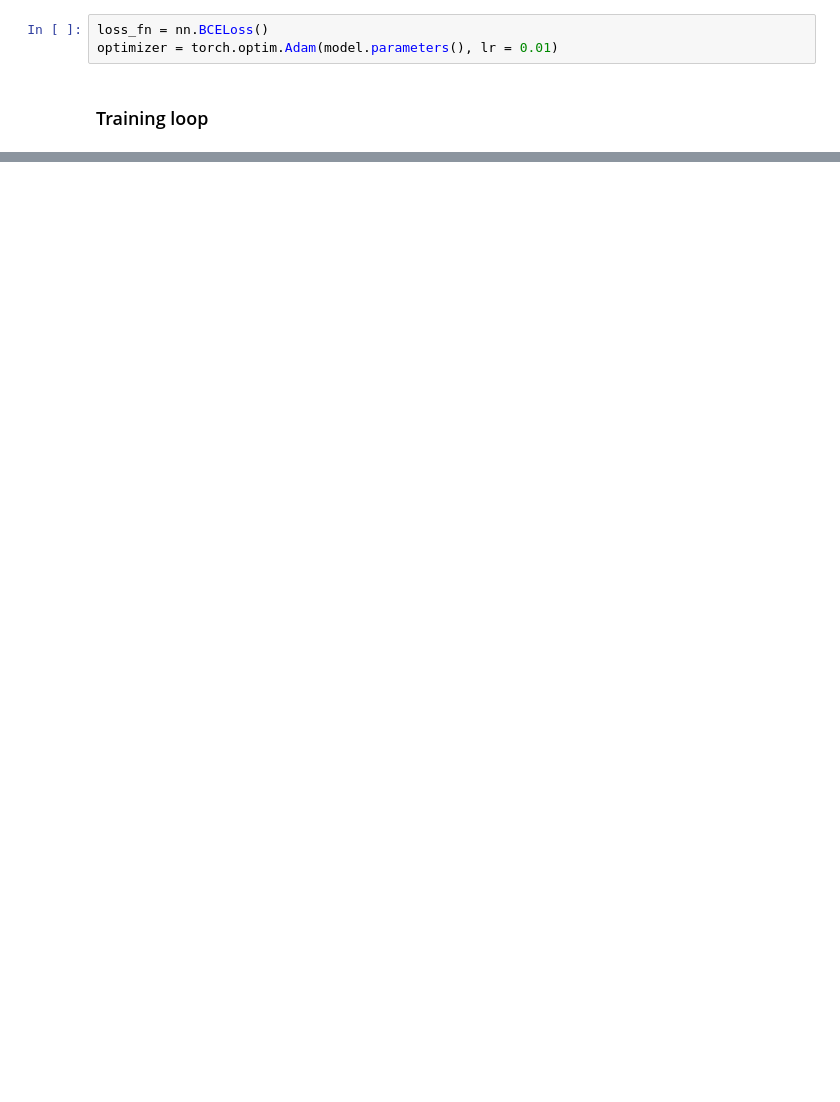
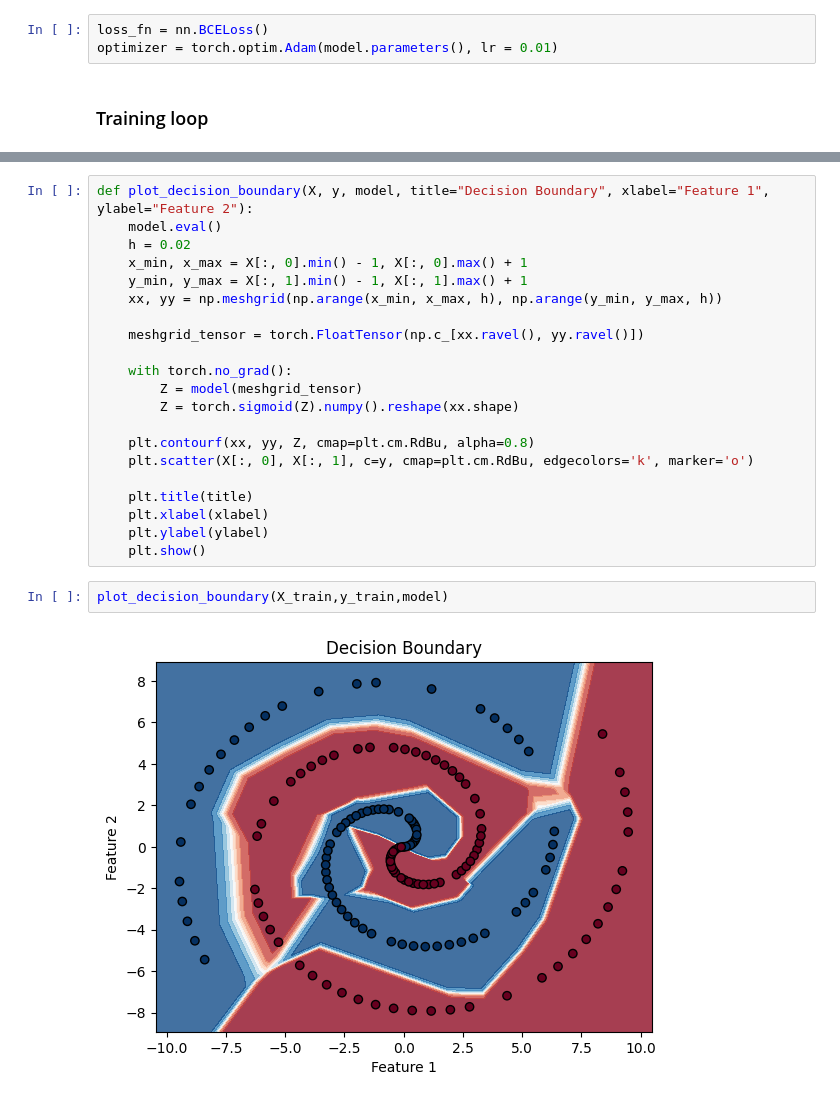
Before and after one commit to sachin27b/Learning_pytorch, a Jupyter notebook: 3.ipynb, the cells around one changed output, grey strips where cells are left out. Drawn from its saved outputs; the diff is of its cells as text; blank space fills up the shorter version.

```diff
--- a/3.ipynb
+++ b/3.ipynb
@@ -403,0 +395,25 @@ for epoch in range(num_epochs):
+# %%
+def plot_decision_boundary(X, y, model, title="Decision Boundary", xlabel="Feature 1", ylabel="Feature 2"):
+    model.eval()
+    h = 0.02
+    x_min, x_max = X[:, 0].min() - 1, X[:, 0].max() + 1
+    y_min, y_max = X[:, 1].min() - 1, X[:, 1].max() + 1
+    xx, yy = np.meshgrid(np.arange(x_min, x_max, h), np.arange(y_min, y_max, h))
+
+    meshgrid_tensor = torch.FloatTensor(np.c_[xx.ravel(), yy.ravel()])
+
+    with torch.no_grad():
+        Z = model(meshgrid_tensor)
+        Z = torch.sigmoid(Z).numpy().reshape(xx.shape)
+
+    plt.contourf(xx, yy, Z, cmap=plt.cm.RdBu, alpha=0.8)
+    plt.scatter(X[:, 0], X[:, 1], c=y, cmap=plt.cm.RdBu, edgecolors='k', marker='o')
+
+    plt.title(title)
+    plt.xlabel(xlabel)
+    plt.ylabel(ylabel)
+    plt.show()
+# %%
+plot_decision_boundary(X_train,y_train,model)
+# %% [output]
+[figure, added]
```
Also changed, not shown: parts of 10 cells of this notebook.
